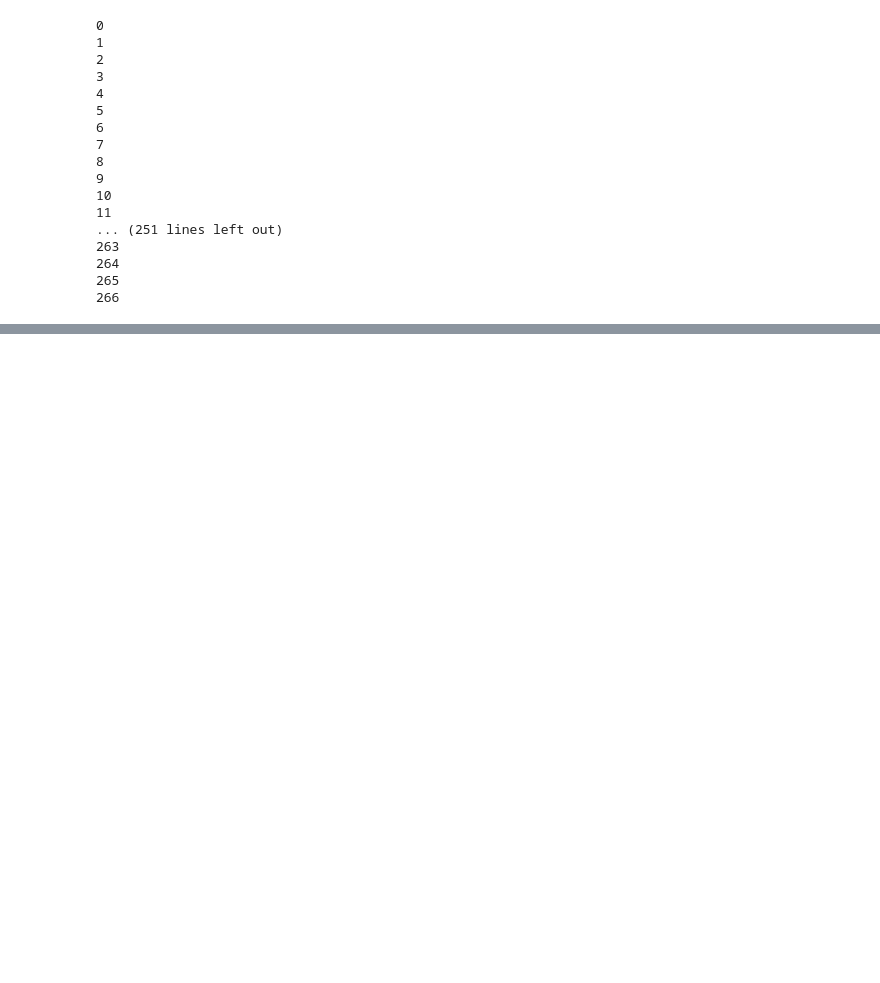
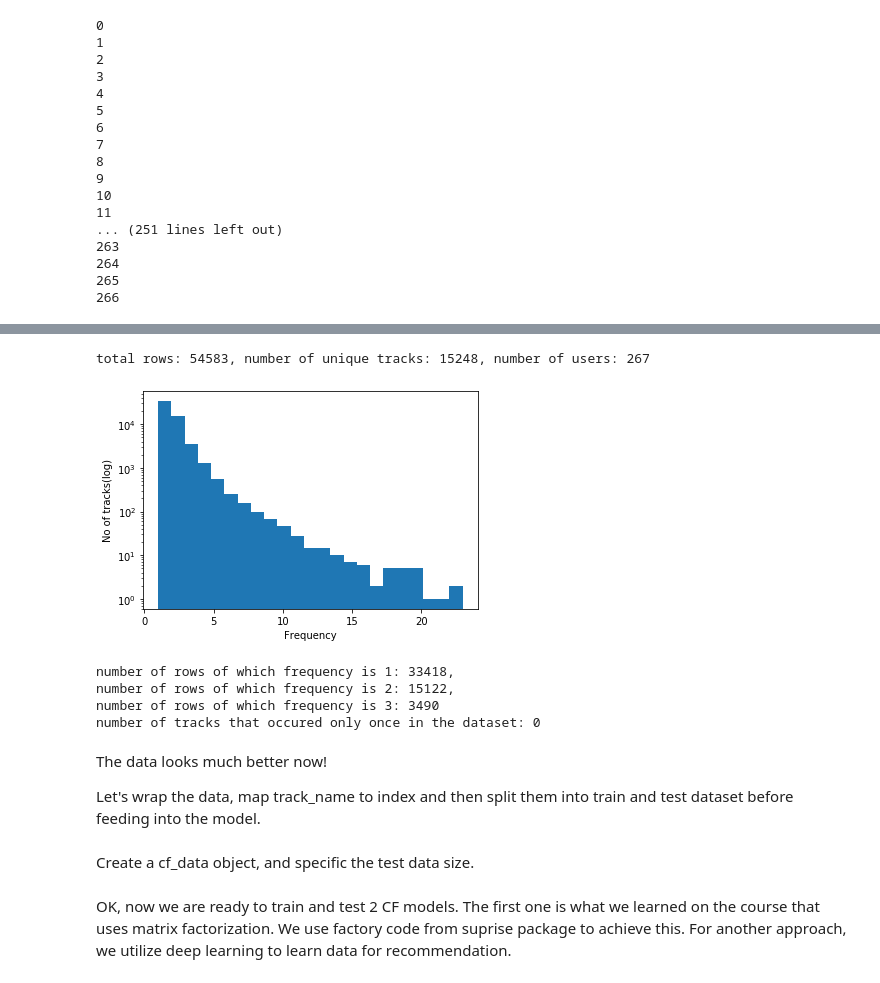
Before and after one commit to ericgeyiyang/PDSProject, a Jupyter notebook: SpotifyPlaylistCrawler.ipynb, the cells around one changed output, grey strips where cells are left out. Saved outputs shown, nothing was run; the diff lists cells and outputs as text; code cells hidden in the pictures; blank space fills up the shorter version.

```diff
--- a/SpotifyPlaylistCrawler.ipynb
+++ b/SpotifyPlaylistCrawler.ipynb
@@ -347,0 +311,23 @@ EmbeddingNN(
+# %%
+# Count the total frequency for unique tracks
+total_freq = defaultdict(int)
+trackname_np = df['track_name'].to_numpy()
+freq_np = df['freq'].to_numpy()
+for track_name, fre in zip(trackname_np, freq_np):
+    total_freq[track_name] += fre
+print(f'''number of rows of which frequency is 1: {sum(freq_np == 1)},
+number of rows of which frequency is 2: {sum(freq_np == 2)},
+number of rows of which frequency is 3: {sum(freq_np == 3)}
+number of tracks that occured only once in the dataset: {sum(np.array(list(total_freq.values())) == 1)}''')
+
+# Count the number of tracks whose users all have frequency 1 for it
+track_freq1_count = defaultdict(int)
+for track_name, freq in zip(trackname_np, freq_np):
+    if freq == 1:
+        track_freq1_count[track_name] += 1
+
+sums = 0
+for track_name in track_freq1_count.keys():
+    if total_freq[track_name] == track_freq1_count[track_name]:
+        sums += 1
+print("number of tracks whose users all have frequency 1:", sums)
@@ -347,0 +344,26 @@ EmbeddingNN(
+# %%
+trackname_to_remove = set([key for key, value in track_freq1_count.items() if total_freq[key] == value])
+df = df[~df['track_name'].isin(trackname_to_remove)]
+df = df[~df['freq'].ge(24)]
+show_stat(df)
+
+total_freq = defaultdict(int)
+trackname_np = df['track_name'].to_numpy()
+freq_np = df['freq'].to_numpy()
+for track_name, fre in zip(trackname_np, freq_np):
+    total_freq[track_name] += fre
+print(f'''number of rows of which frequency is 1: {sum(freq_np == 1)},
+number of rows of which frequency is 2: {sum(freq_np == 2)},
+number of rows of which frequency is 3: {sum(freq_np == 3)}
+number of tracks that occured only once in the dataset: {sum(np.array(list(total_freq.values())) == 1)}''')
+# %% [output]
+total rows: 54583, number of unique tracks: 15248, number of users: 267
+[figure, added]
+number of rows of which frequency is 1: 33418,
+number of rows of which frequency is 2: 15122,
+number of rows of which frequency is 3: 3490
+number of tracks that occured only once in the dataset: 0
+# %% [markdown]
+The data looks much better now!
+
+Let's wrap the data, map track_name to index and then split them into train and test dataset before feeding into the model.
@@ -347,0 +423,2 @@ EmbeddingNN(
+# %% [markdown]
+Create a cf_data object, and specific the test data size.
@@ -347,0 +428,2 @@ EmbeddingNN(
+# %% [markdown]
+OK, now we are ready to train and test 2 CF models. The first one is what we learned on the course that uses matrix factorization. We use factory code from suprise package to achieve this. For another approach, we utilize deep learning to learn data for recommendation.
```
Also changed, not shown: parts of 67 cells of this notebook, 1 other file.
